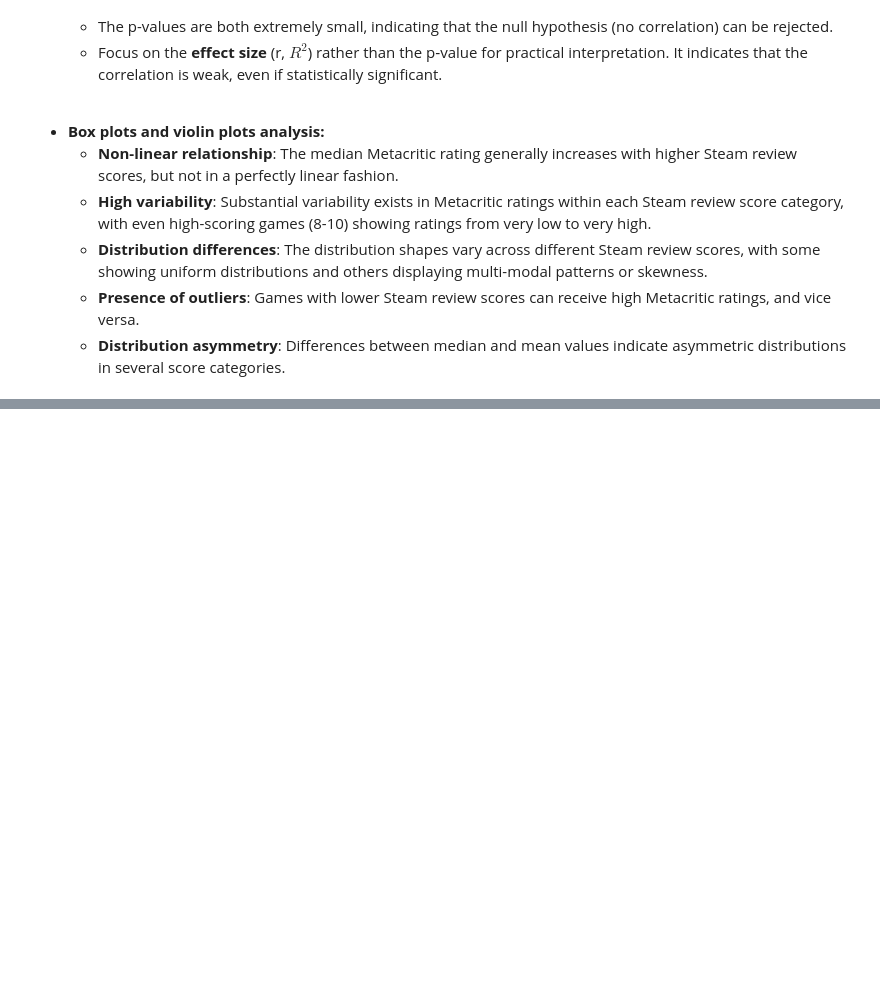
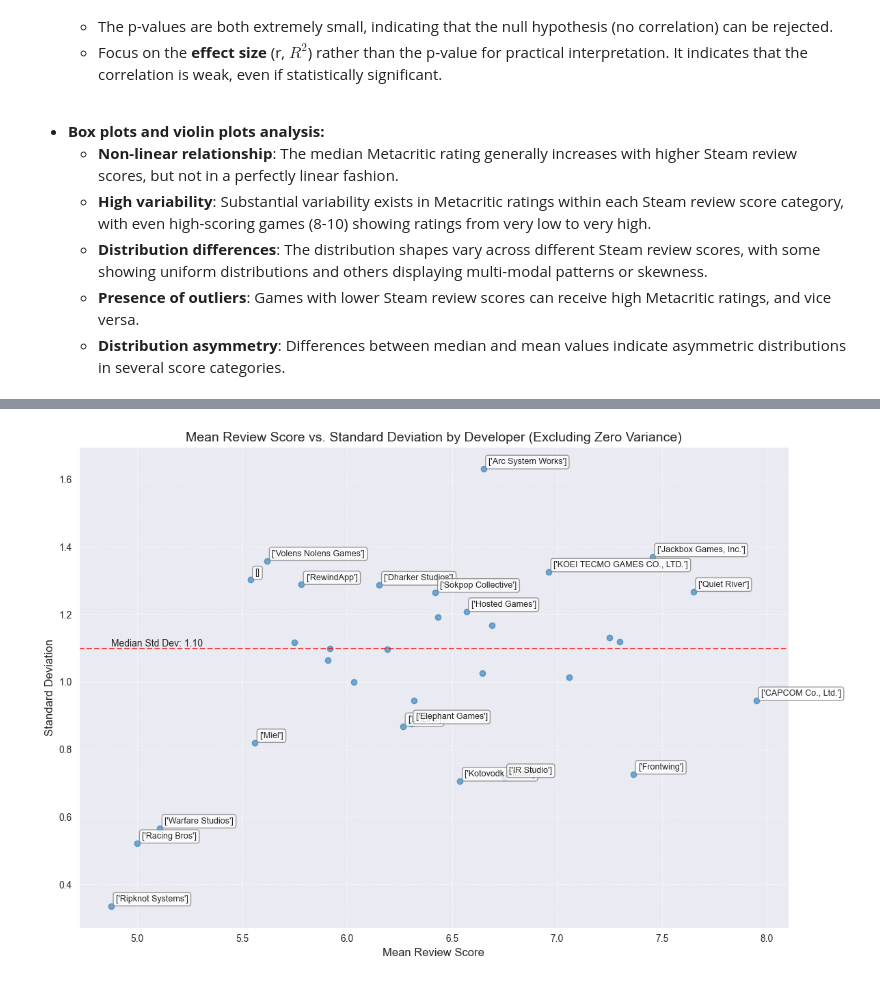
Before and after one commit to Darakuu/FAD_SteamGames_2025, a Jupyter notebook: project.ipynb, the cells around one changed output, grey strips where cells are left out. Drawn from its saved outputs; the diff is of its cells as text; code cells hidden in the pictures; blank space fills up the shorter version.

```diff
--- a/project.ipynb
+++ b/project.ipynb
@@ -321,0 +649,38 @@ $$
+# %%
+# Create a scatter plot of mean vs. standard deviation
+plt.figure(figsize=(12, 8))
+plt.scatter(dev_stats_non_zero['mean'], dev_stats_non_zero['std'], alpha=0.6)
+
+# Add labels for the most consistent developers (lowest std)
+for i, row in most_consistent_by_std.head(10).iterrows():
+    plt.annotate(row['developers'],
+                 xy=(row['mean'], row['std']),
+                 xytext=(5, 5),
+                 textcoords='offset points',
+                 fontsize=9,
+                 bbox=dict(boxstyle="round,pad=0.3", fc="white", ec="gray", alpha=0.8))
+
+# Add labels for the most inconsistent developers (highest std)
+for i, row in dev_stats_non_zero.sort_values('std', ascending=False).head(10).iterrows():
+    plt.annotate(row['developers'],
+                 xy=(row['mean'], row['std']),
+                 xytext=(5, 5),
+                 textcoords='offset points',
+                 fontsize=9,
+                 bbox=dict(boxstyle="round,pad=0.3", fc="white", ec="gray", alpha=0.8))
+
+plt.title('Mean Review Score vs. Standard Deviation by Developer (Excluding Zero Variance)', fontsize=14)
+plt.xlabel('Mean Review Score', fontsize=12)
+plt.ylabel('Standard Deviation', fontsize=12)
+plt.grid(True, linestyle='--', alpha=0.7)
+
+# Add a horizontal line at the median standard deviation
+median_std = dev_stats_non_zero['std'].median()
+plt.axhline(y=median_std, color='r', linestyle='--', alpha=0.7)
+plt.text(dev_stats_non_zero['mean'].min(), median_std, f'Median Std Dev: {median_std:.2f}',
+         va='bottom', ha='left', fontsize=10)
+
+plt.tight_layout()
+plt.show()
+# %% [output]
+[figure, added]
```
Also changed, not shown: parts of 15 cells of this notebook.
